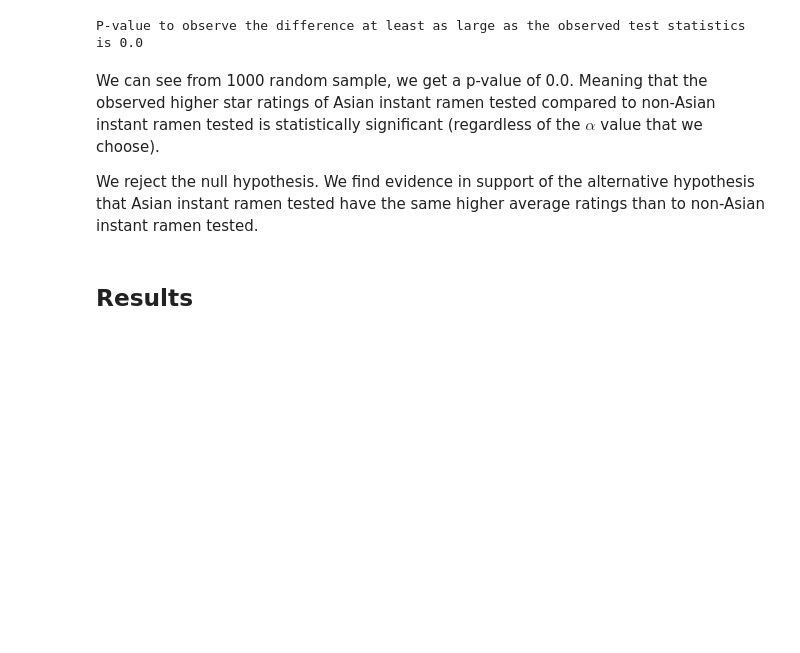
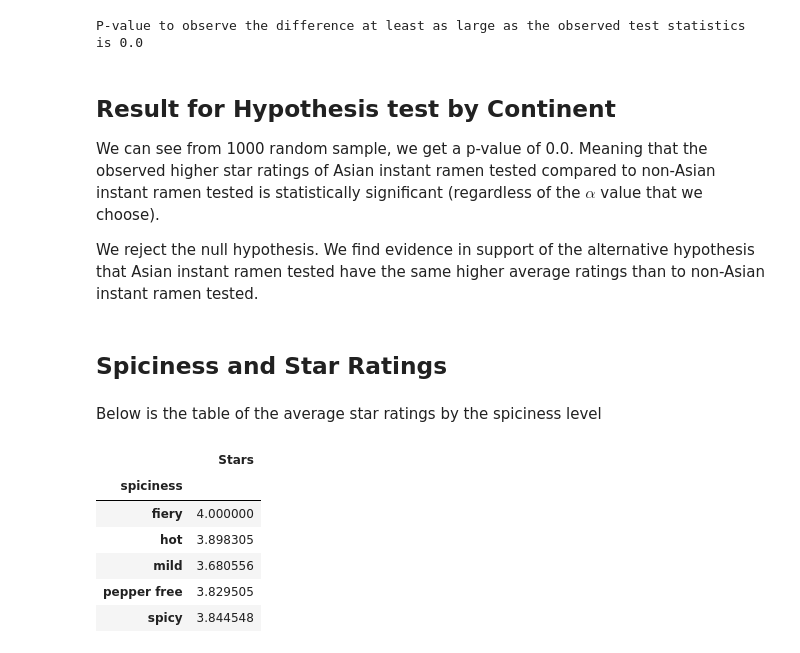
Before and after one commit to COGS108/Group_035-Fa22, a Jupyter notebook: FinalProjectGroup_035-Fa22.ipynb, the cells around one changed output. Saved outputs shown, nothing was run; the diff lists cells and outputs as text; code cells hidden in the pictures; blank space fills up the shorter version.

```diff
--- a/FinalProjectGroup_035-Fa22.ipynb
+++ b/FinalProjectGroup_035-Fa22.ipynb
@@ -651,8 +656,22 @@ print('P-value to observe the difference at least as large as the observed test
 # %% [output]
 P-value to observe the difference at least as large as the observed test statistics is 0.0
 # %% [markdown]
+## Result for Hypothesis test by Continent
 We can see from 1000 random sample, we get a p-value of 0.0. Meaning that the observed higher star ratings of Asian instant ramen tested compared to non-Asian instant ramen tested is statistically significant (regardless of the $\alpha$ value that we choose).
 
 We reject the null hypothesis. We find evidence in support of the alternative hypothesis that Asian instant ramen tested have the same higher average ratings than to non-Asian instant ramen tested.
-# %% [markdown]
-## Results
+# %% [markdown]
+## Spiciness and Star Ratings
+# %% [markdown]
+Below is the table of the average star ratings by the spiciness level
+# %%
+# average star ratings by spiciness category
+new_df[['spiciness', 'Stars']].groupby('spiciness')['Stars'].mean().to_frame()
+# %% [output]
+|  | Stars |
+| spiciness |  |
+| fiery | 4.000000 |
+| hot | 3.898305 |
+| mild | 3.680556 |
+| pepper free | 3.829505 |
+| spicy | 3.844548 |
```
Also changed, not shown: parts of 19 cells of this notebook.
